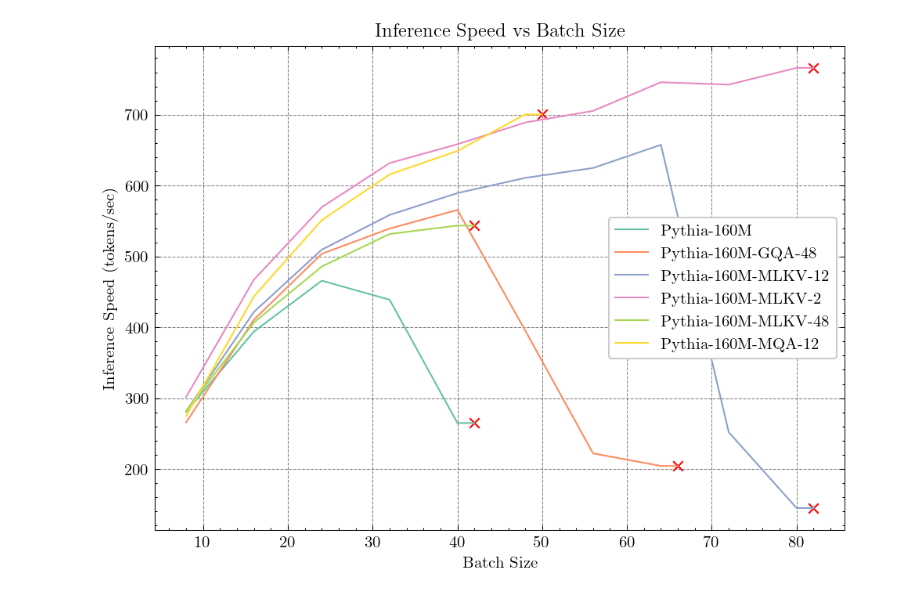
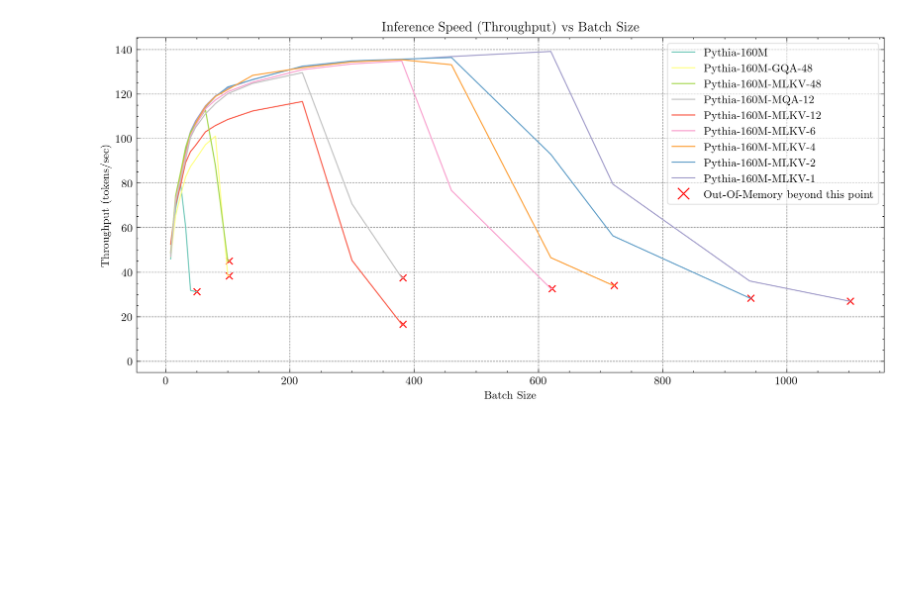
Before and after one commit to zaydzuhri/pythia-mlkv, a Jupyter notebook: figures.ipynb, the cells around one changed output. Saved outputs shown, nothing was run; the diff lists cells and outputs as text; code cells hidden in the pictures; blank space fills up the shorter version.

```diff
--- a/figures.ipynb
+++ b/figures.ipynb
@@ -65,5 +94,5 @@ eval_df
 # %%
-# Put wikitext as the last column
-wikitext = eval_df.pop('wikitext')
-eval_df['wikitext'] = wikitext
-eval_df
+# # Put wikitext as the last column
+# wikitext = eval_df.pop('wikitext')
+# eval_df['wikitext'] = wikitext
+# eval_df
@@ -78,6 +133,6 @@ eval_df
 # %%
 # Plot every benchmark
-fig, ax = plt.subplots(2, 5, figsize=(width*5, height*2), dpi=300)
+fig, ax = plt.subplots(2, 5, figsize=(width*5, height*2), dpi=200)
 for i, benchmark in enumerate(eval_df.columns[1:]):
     if benchmark != 'wikitext':
         ax[i//5, i%5].bar(eval_df['model'], eval_df[benchmark])
@@ -116,0 +199,2 @@ plt.show()
+# %%
+model_files.pop('Random')
@@ -139,7 +225,10 @@ model_name_map = {
     "faridlazuarda/pythia-160m-mlkv-48-b12-g2-v9": "Pythia-160M-MLKV-48",
     "faridlazuarda/pythia-160m-mqa-12-b12-g2-v1": "Pythia-160M-MQA-12",
     "faridlazuarda/pythia-160m-mlkv-12-b12-g2-v1": "Pythia-160M-MLKV-12",
+    "faridlazuarda/pythia-160m-mlkv-6-b12-g2-v1": "Pythia-160M-MLKV-6",
+    "faridlazuarda/pythia-160m-mlkv-4-b12-g2-v1": "Pythia-160M-MLKV-4",
     "faridlazuarda/pythia-160m-mlkv-2-b12-g2-v1": "Pythia-160M-MLKV-2",
+    "faridlazuarda/pythia-160m-mlkv-1-b12-g2-v1": "Pythia-160M-MLKV-1",
 }
 
 measurements['model'] = measurements['model_name'].map(model_name_map)
@@ -162,28 +251,34 @@ measurements
 # %%
 # We want to plot batch size on the x axis and inference speed on the y axis for every model
 # We want to plot an "X" at the point where the model runs out of memory, and then stop the line there
 # So maybe we need to first remove the OOM points from the data, and then add an imaginary OOM point batch_size + 8 from the last available batch size, with the same inference speed
 cleaned_measurements = measurements[measurements['is_oom'] == False]
 for model in model_files.keys():
     last_batch_size = cleaned_measurements[cleaned_measurements['model'] == model]['batch_size'].max()
     last_inference_speed = cleaned_measurements[(cleaned_measurements['model'] == model) & (cleaned_measurements['batch_size'] == last_batch_size)]['inference_speed'].values[0]
-    cleaned_measurements = pd.concat([cleaned_measurements, pd.DataFrame({'model': [model], 'batch_size': [last_batch_size + 2], 'inference_speed': [last_inference_speed], 'is_oom': [True]})])
+    last_memory_usage = cleaned_measurements[(cleaned_measurements['model'] == model) & (cleaned_measurements['batch_size'] == last_batch_size)]['memory_usage'].values[0]
+    cleaned_measurements = pd.concat([cleaned_measurements, pd.DataFrame({'model': [model], 'batch_size': [last_batch_size + 2], 'memory_usage':[last_memory_usage], 'inference_speed': [last_inference_speed], 'is_oom': [True]})])
 
-fig, ax = plt.subplots(figsize=(width, height), dpi=dpi)
+fig, ax = plt.subplots(figsize=(width*1.5, height), dpi=dpi)
 for model, group in cleaned_measurements.groupby('model'):
     group.plot(x='batch_size', y='inference_speed', kind='line', ax=ax, label=model)
     for i, row in group.iterrows():
         if row['is_oom']:
             ax.scatter(row['batch_size'], row['inference_speed'], color='red', marker='x')
+# Axes should start from 0
+ax.set_ylim(bottom=-5)
 # Sort legends like in model_files
 handles, labels = ax.get_legend_handles_labels()
-labels, handles = zip(*sorted(zip(labels, handles), key=lambda t: model_files[t[0]]))
-ax.legend(handles, labels)
-ax.set_ylabel('Inference Speed (tokens/sec)')
+labels, handles = zip(*sorted(zip(labels, handles), key=lambda t: list(model_files.keys()).index(t[0])))
+# Add X mark for OOM as legend
+handles = list(handles) + [plt.Line2D([0], [0], color='red', marker='x', linestyle='None', markersize=10)]
+labels = list(labels) + ['Out-Of-Memory beyond this point']
+ax.legend(handles, labels, framealpha=0.5)
+ax.set_ylabel('Throughput (tokens/sec)')
 ax.set_xlabel('Batch Size')
-ax.set_title('Inference Speed vs Batch Size')
+ax.set_title('Inference Speed (Throughput) vs Batch Size')
 plt.tight_layout()
-# plt.savefig('inference_speed.png')
+plt.savefig('figs/speedvsbatch.jpg')
 plt.show()
 # %% [output]
-[figure, old version]
+[figure, new version]
```
Also changed, not shown: parts of 25 cells of this notebook, 13 other files.
